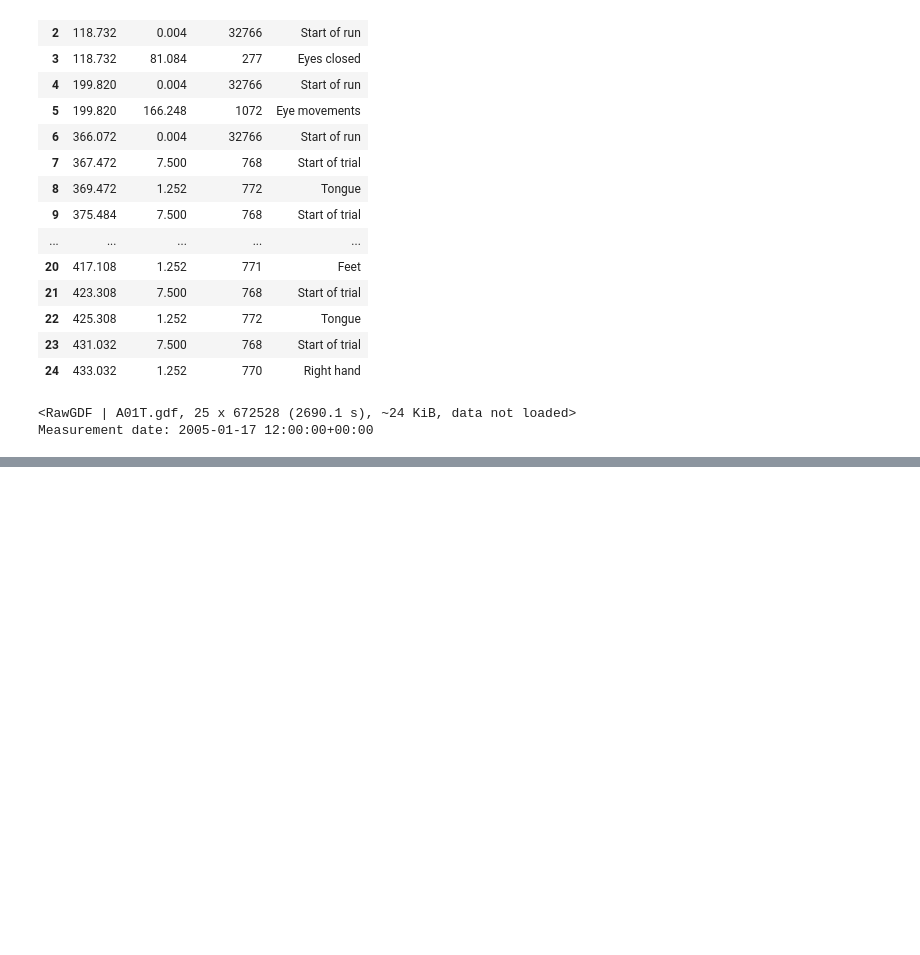
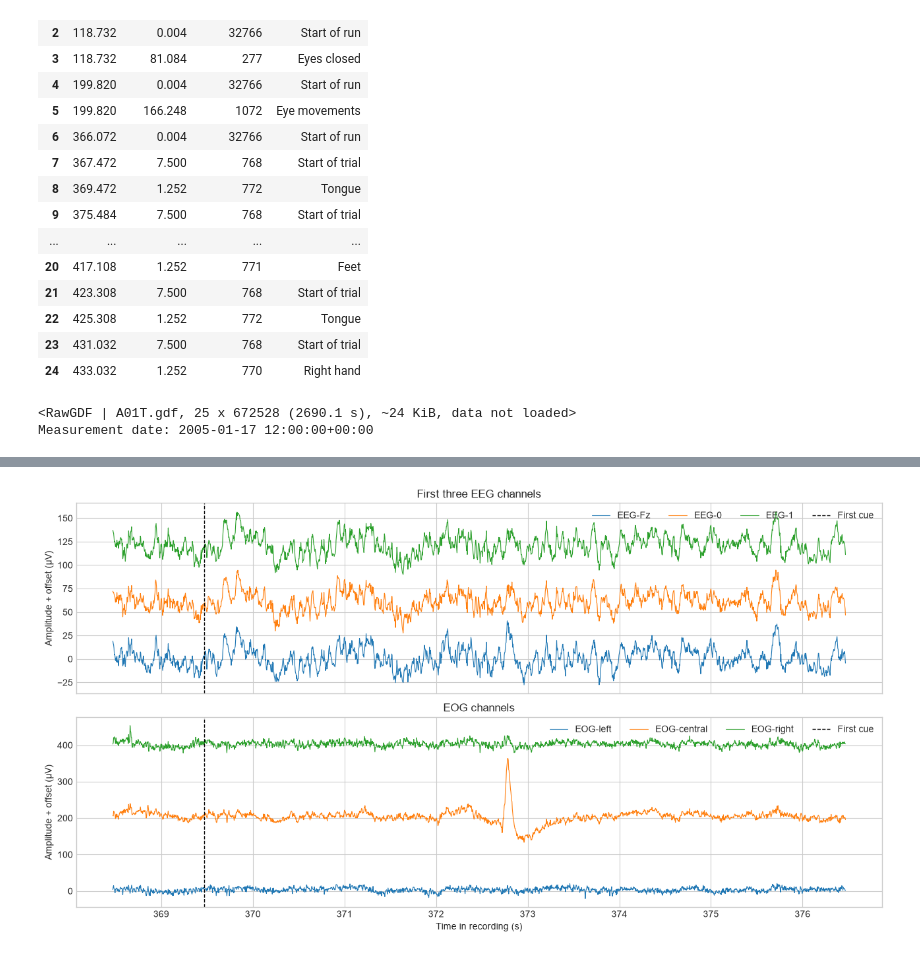
Before and after one commit to Alexperiments/sigma-nova-assignment, a Jupyter notebook: notebooks/eda.ipynb, the cells around one changed output, grey strips where cells are left out. Saved outputs shown, nothing was run; the diff lists cells and outputs as text; code cells hidden in the pictures; blank space fills up the shorter version.

```diff
--- a/notebooks/eda.ipynb
+++ b/notebooks/eda.ipynb
@@ -359,0 +364,28 @@ Measurement date: 2005-01-17 12:00:00+00:00
+# %%
+first_cue = annotation_table.loc[
+    annotation_table["event_code"].isin({"769", "770", "771", "772"}), "onset_s"
+].iloc[0]
+window_start = max(0.0, first_cue - 1.0)
+window_end = window_start + 8.0
+start_sample, stop_sample = raw.time_as_index([window_start, window_end])
+
+eeg_names = raw.copy().pick("eeg").ch_names[:3]
+eog_names = raw.copy().pick("eog").ch_names
+
+fig, axes = plt.subplots(2, 1, figsize=(13, 7), sharex=True)
+for ax, picks, title, offset in [
+    (axes[0], eeg_names, "First three EEG channels", 60.0),
+    (axes[1], eog_names, "EOG channels", 200.0),
+]:
+    data, times = raw.get_data(picks=picks, start=start_sample, stop=stop_sample, return_times=True)
+    data_uv = data * 1e6
+    for index, (name, signal) in enumerate(zip(picks, data_uv)):
+        ax.plot(times, signal + index * offset, linewidth=0.8, label=name)
+    ax.axvline(first_cue, color="black", linestyle="--", linewidth=1, label="First cue")
+    ax.set(title=title, ylabel="Amplitude + offset (µV)")
+    ax.legend(loc="upper right", ncols=min(4, len(picks) + 1))
+axes[-1].set_xlabel("Time in recording (s)")
+plt.tight_layout()
+plt.show()
+# %% [output]
+[figure, added]
```
Also changed, not shown: parts of 5 cells of this notebook.
